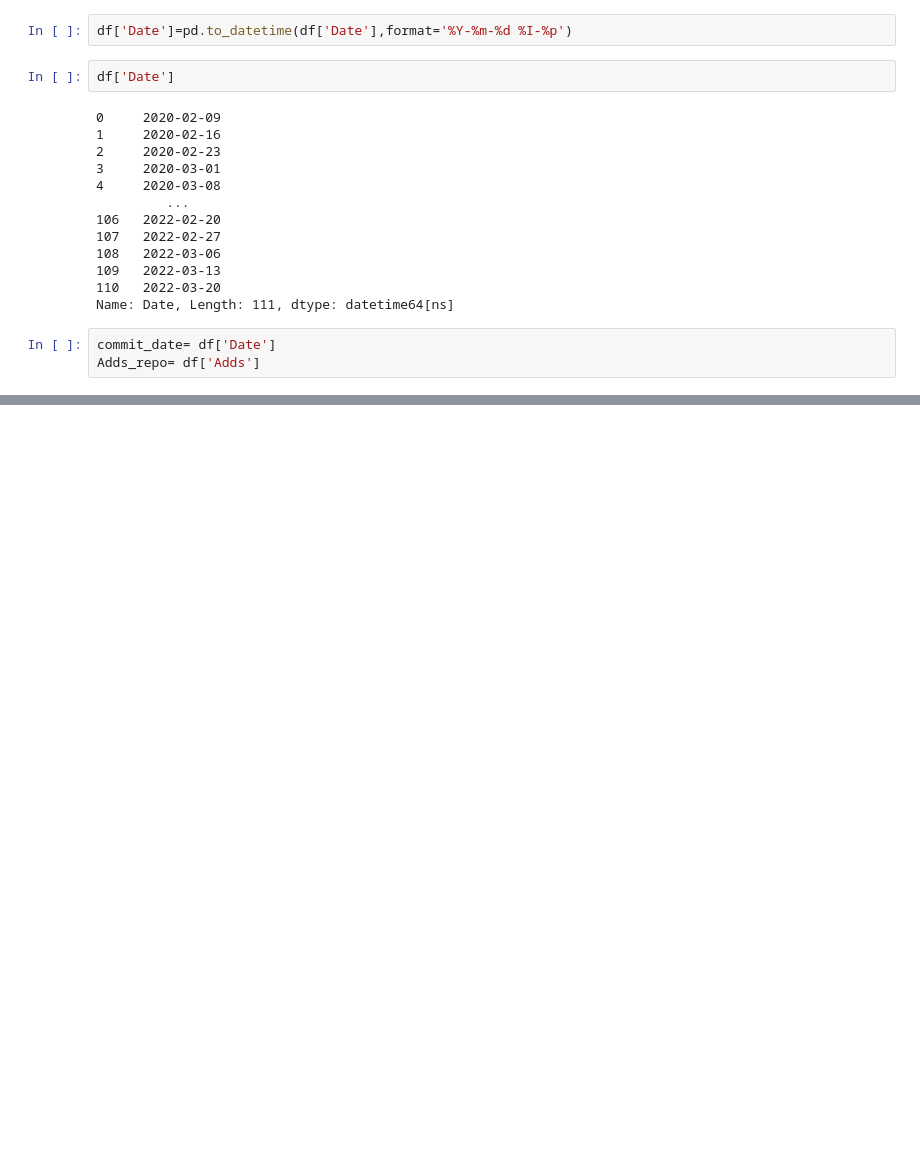
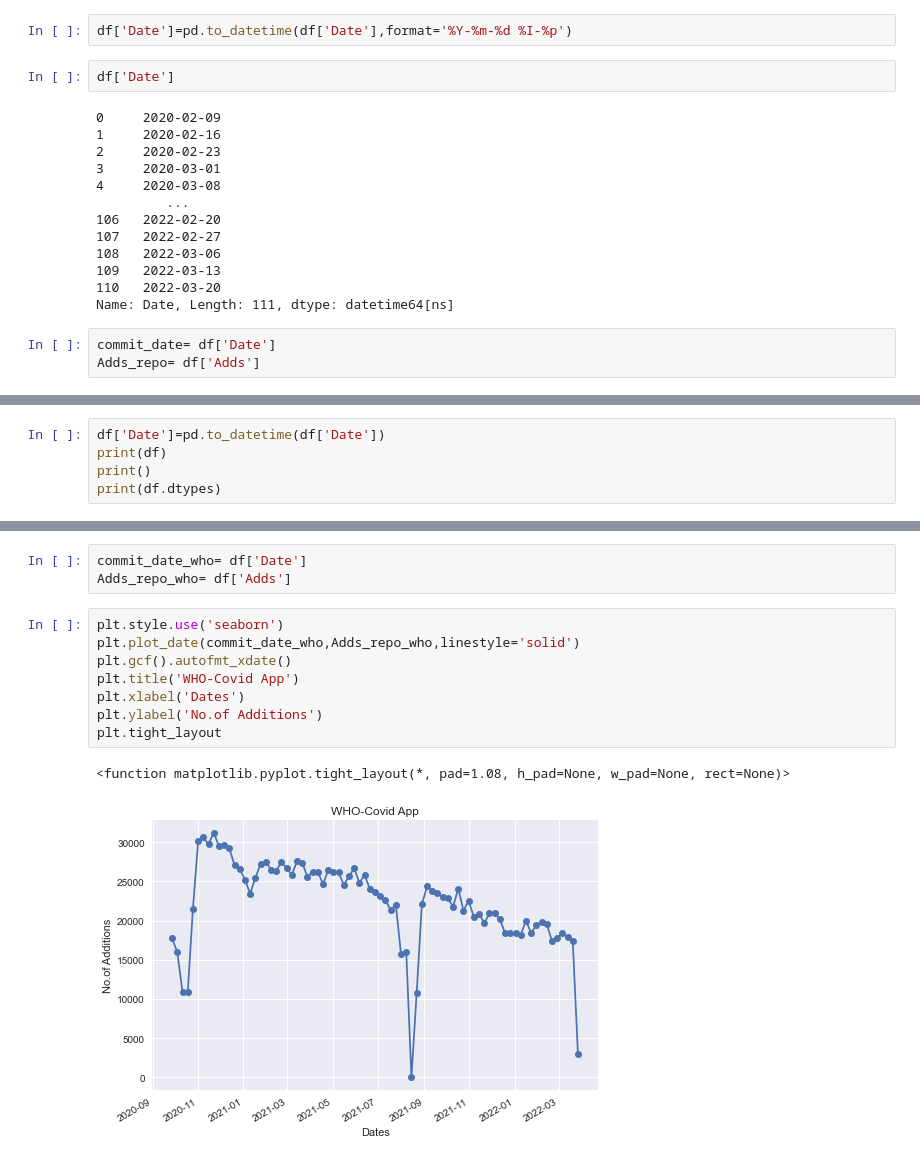
Before and after one commit to jaitlyjahnavi/Useful-Codes-for-FYP, a Jupyter notebook: covid19.ipynb, the cells around one changed output, grey strips where cells are left out. Saved outputs shown, nothing was run; the diff lists cells and outputs as text; blank space fills up the shorter version.

```diff
--- a/covid19.ipynb
+++ b/covid19.ipynb
@@ -95,0 +143,5 @@ plt.plot_date(commit_date,Adds_repo,linestyle='solid')
+# %%
+df['Date']=pd.to_datetime(df['Date'])
+print(df)
+print()
+print(df.dtypes)
@@ -95,0 +166,14 @@ plt.plot_date(commit_date,Adds_repo,linestyle='solid')
+# %%
+commit_date_who= df['Date']
+Adds_repo_who= df['Adds']
+# %%
+plt.style.use('seaborn')
+plt.plot_date(commit_date_who,Adds_repo_who,linestyle='solid')
+plt.gcf().autofmt_xdate()
+plt.title('WHO-Covid App')
+plt.xlabel('Dates')
+plt.ylabel('No.of Additions')
+plt.tight_layout
+# %% [output]
+<function matplotlib.pyplot.tight_layout(*, pad=1.08, h_pad=None, w_pad=None, rect=None)>
+[figure, added]
```
Also changed, not shown: parts of 6 cells of this notebook, 2 other files.
